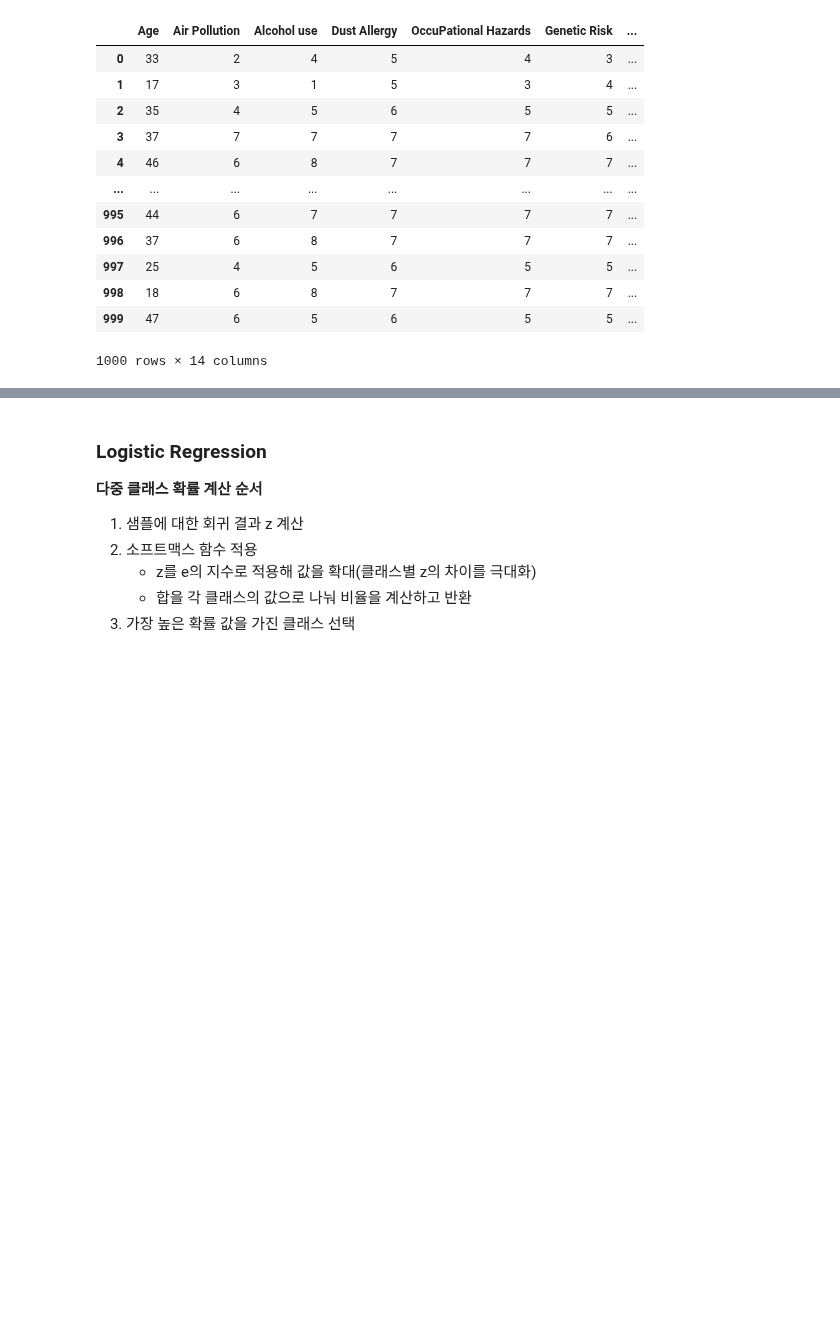
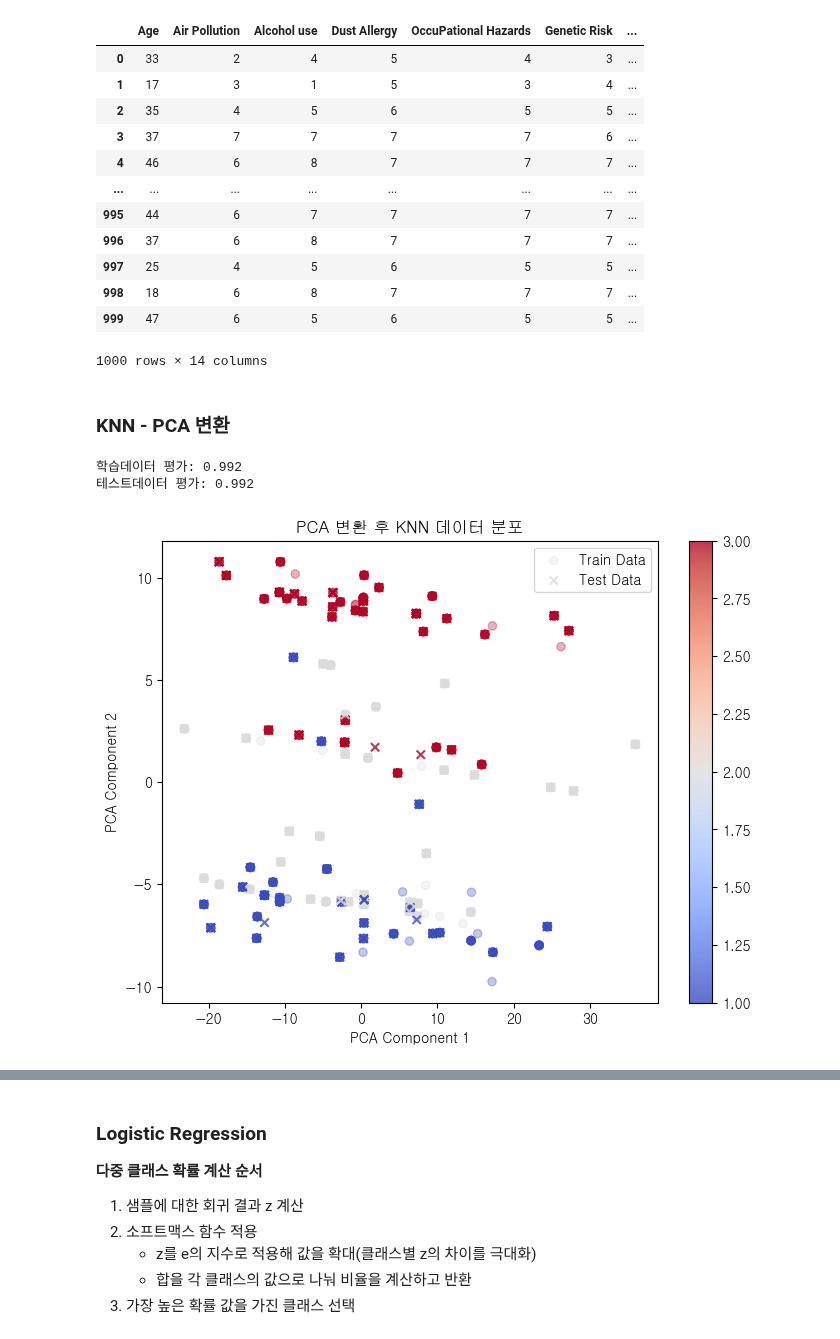
Before and after one commit to encore-SKN11/ML-3Team, a Jupyter notebook: ml_sjh.ipynb, the cells around one changed output, grey strips where cells are left out. Saved outputs shown, nothing was run; the diff lists cells and outputs as text; code cells hidden in the pictures; blank space fills up the shorter version.

Commit message:
KNN_graph_add

```diff
--- a/ml_sjh.ipynb
+++ b/ml_sjh.ipynb
@@ -60,7 +60,7 @@ related_df = df.drop([
             'Snoring'],
             axis=1)
 
-# related_df['Level'] = related_df['Level'].map({'Low': 1, 'Medium': 2, 'High': 3})
+related_df['Level'] = related_df['Level'].map({'Low': 1, 'Medium': 2, 'High': 3})
 related_df
 # %% [output]
 |  | Age | Air Pollution | Alcohol use | Dust Allergy | OccuPational Hazards | Genetic Risk | ... |
@@ -90,3 +90,48 @@ scaler = StandardScaler()
 
 X_train_scaled = scaler.fit_transform(X_train)
 X_test_scaled = scaler.transform(X_test)
+# %% [markdown]
+### KNN - PCA 변환
+# %%
+from sklearn.neighbors import KNeighborsClassifier
+from sklearn.metrics import accuracy_score
+
+# KNN 모델 생성 (k=5)
+knn = KNeighborsClassifier()
+
+# 모델 학습
+knn.fit(X_train, y_train)
+
+knn_score_train = knn.score(X_train, y_train)
+knn_score_test = knn.score(X_test, y_test)
+print(f'학습데이터 평가: {knn_score_train}')
+print(f'테스트데이터 평가: {knn_score_test}')
+# %% [output]
+학습데이터 평가: 0.992
+테스트데이터 평가: 0.992
+# %%
+import matplotlib.pyplot as plt
+from sklearn.decomposition import PCA
+
+# PCA를 사용하여 데이터 차원 축소 (2D 변환)
+pca = PCA(n_components=2)
+X_train_pca = pca.fit_transform(X_train)
+X_test_pca = pca.transform(X_test)
+
+# PCA 변환한 데이터로 KNN 학습
+knn_pca = KNeighborsClassifier(n_neighbors=10)
+knn_pca.fit(X_train_pca, y_train)
+
+# 산점도 그래프
+plt.figure(figsize=(8, 6))
+plt.scatter(X_train_pca[:, 0], X_train_pca[:, 1], c=y_train, cmap='coolwarm', label='Train Data', alpha=0.3)
+plt.scatter(X_test_pca[:, 0], X_test_pca[:, 1], c=y_test, cmap='coolwarm', edgecolors='k', marker='x', label='Test Data', alpha=0.8)
+
+plt.title('PCA 변환 후 KNN 데이터 분포')
+plt.xlabel('PCA Component 1')
+plt.ylabel('PCA Component 2')
+plt.legend()
+plt.colorbar()
+plt.show()
+# %% [output]
+[figure, added]
```
Also changed, not shown: parts of 10 cells of this notebook.
